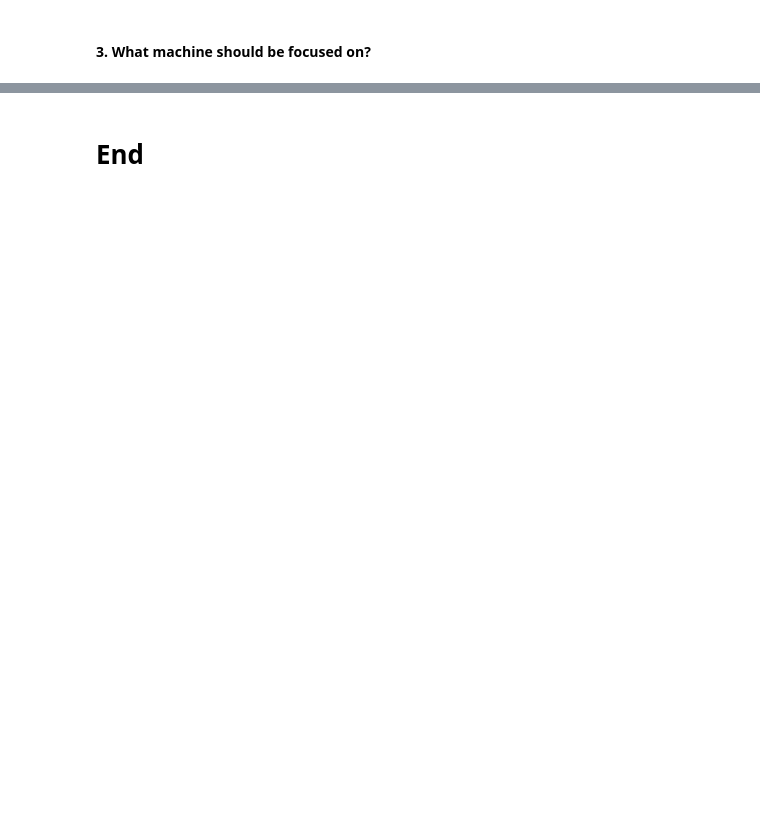
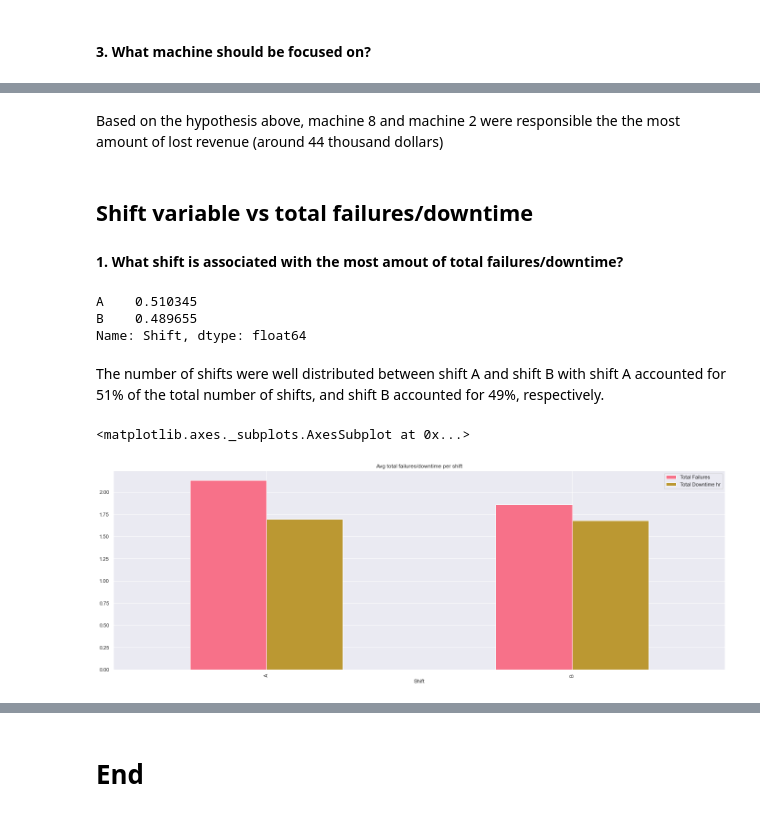
Before and after one commit to vilandao/analytics_onboarding, a Jupyter notebook: Exploration.ipynb, the cells around one changed output, grey strips where cells are left out. Drawn from its saved outputs; the diff is of its cells as text; code cells hidden in the pictures; blank space fills up the shorter version.

```diff
--- a/Exploration.ipynb
+++ b/Exploration.ipynb
@@ -429,0 +406,23 @@ rev_by_machine.groupby('Machine')['Lost Revenue'].sum().sort_values(ascending =
+# %% [markdown]
+Based on the hypothesis above, machine 8 and machine 2 were responsible the the most amount of lost revenue (around 44 thousand dollars)
+# %% [markdown]
+## Shift variable vs total failures/downtime
+
+#### 1. What shift is associated with the most amout of total failures/downtime?
+# %%
+# inspect shift proportion
+shift_proportion= combined_df['Shift'].value_counts(normalize = True)
+shift_proportion
+# %% [output]
+A    0.510345
+B    0.489655
+Name: Shift, dtype: float64
+# %% [markdown]
+The number of shifts were well distributed between shift A and shift B with shift A accounted for 51% of the total number of shifts, and shift B accounted for 49%, respectively.
+# %%
+# plot the relationship between shift vs average total failures/downtime
+combined_df.groupby('Shift')['Total Failures', 'Total Downtime hr'].mean().plot(kind='bar',
+                                                                               title = 'Avg total failures/downtime per shift')
+# %% [output]
+<matplotlib.axes._subplots.AxesSubplot at 0x...>
+[figure, added]
```
Also changed, not shown: parts of 58 cells of this notebook.
